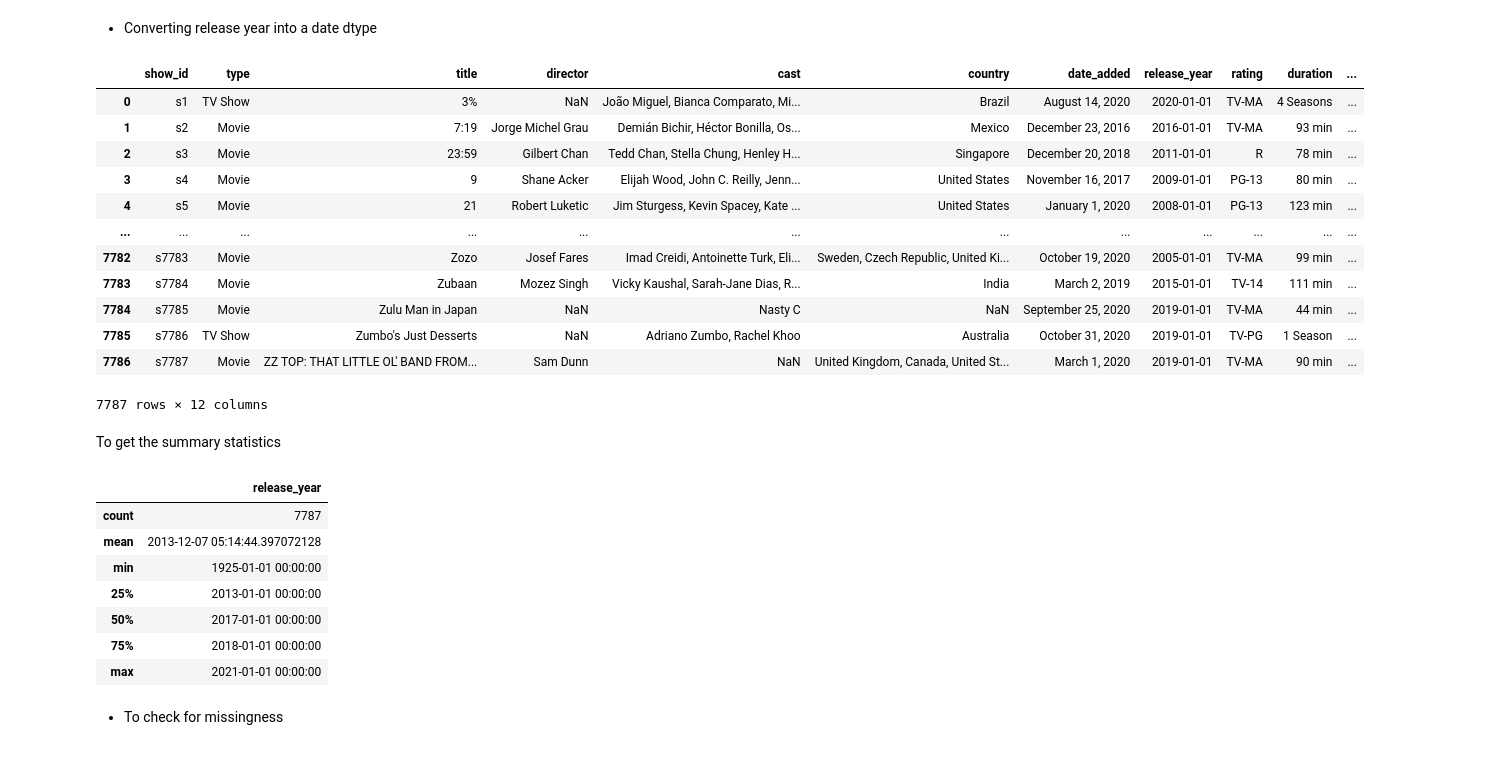
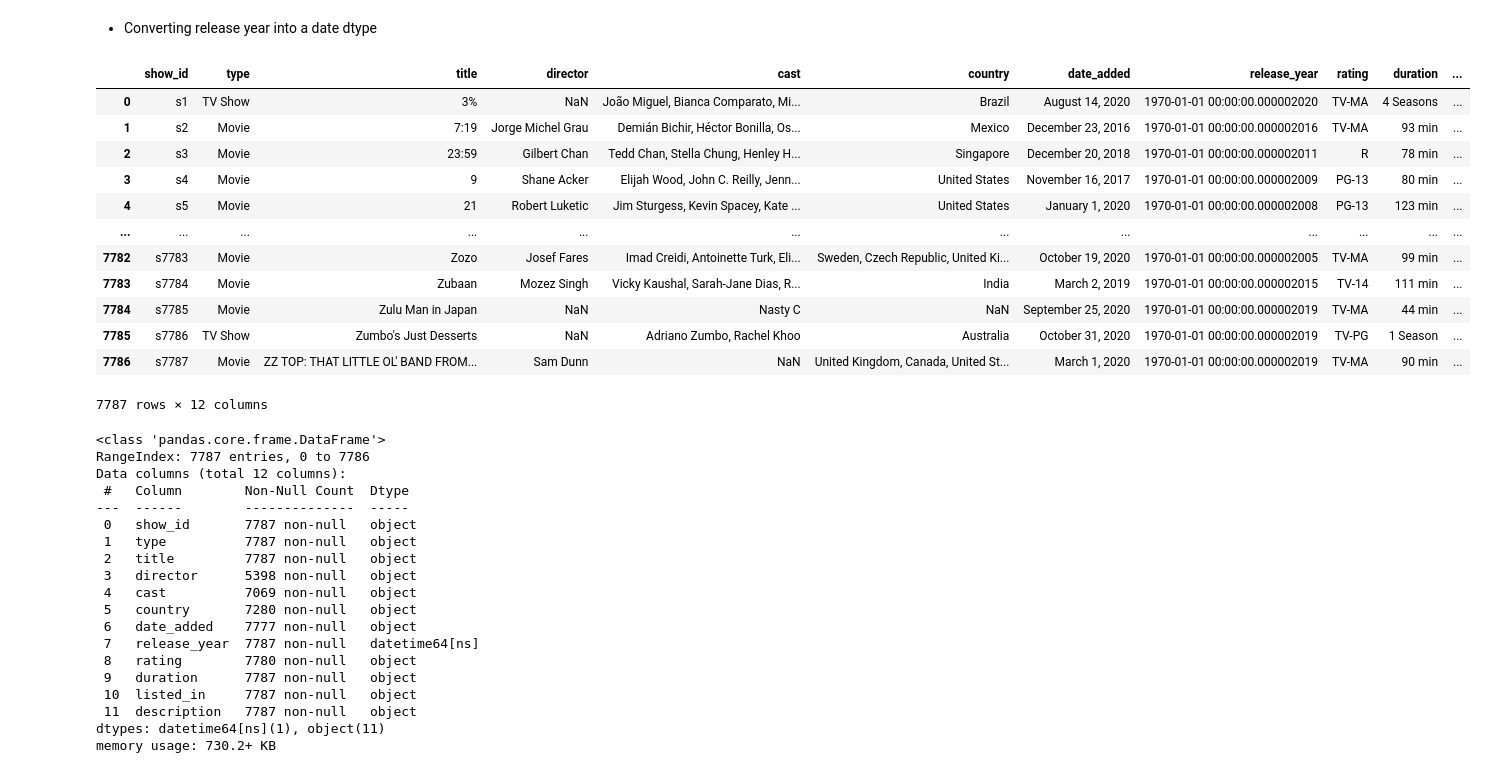
Before and after one commit to JanKosgei/Netflix-Recommendations, a Jupyter notebook: K-Means Netflix.ipynb, the cells around one changed output. Drawn from its saved outputs; the diff is of its cells as text; code cells hidden in the pictures.

```diff
--- a/K-Means Netflix.ipynb
+++ b/K-Means Netflix.ipynb
@@ -45,34 +32,41 @@ dtype: object
 # %% [markdown]
 - Converting release year into a date dtype
 # %%
-Netflix['release_year'] = pd.to_datetime(Netflix['release_year'], format='%Y')
+Netflix['release_year'] = pd.to_datetime(Netflix['release_year'])
 Netflix
 # %% [output]
 |  | show_id | type | title | director | cast | country | date_added | release_year | rating | duration | ... |
-| 0 | s1 | TV Show | 3% | NaN | João Miguel, Bianca Comparato, Mi... | Brazil | August 14, 2020 | 2020-01-01 | TV-MA | 4 Seasons | ... |
-| 1 | s2 | Movie | 7:19 | Jorge Michel Grau | Demián Bichir, Héctor Bonilla, Os... | Mexico | December 23, 2016 | 2016-01-01 | TV-MA | 93 min | ... |
-| 2 | s3 | Movie | 23:59 | Gilbert Chan | Tedd Chan, Stella Chung, Henley H... | Singapore | December 20, 2018 | 2011-01-01 | R | 78 min | ... |
-| 3 | s4 | Movie | 9 | Shane Acker | Elijah Wood, John C. Reilly, Jenn... | United States | November 16, 2017 | 2009-01-01 | PG-13 | 80 min | ... |
-| 4 | s5 | Movie | 21 | Robert Luketic | Jim Sturgess, Kevin Spacey, Kate ... | United States | January 1, 2020 | 2008-01-01 | PG-13 | 123 min | ... |
+| 0 | s1 | TV Show | 3% | NaN | João Miguel, Bianca Comparato, Mi... | Brazil | August 14, 2020 | 1970-01-01 00:00:00.000002020 | TV-MA | 4 Seasons | ... |
+| 1 | s2 | Movie | 7:19 | Jorge Michel Grau | Demián Bichir, Héctor Bonilla, Os... | Mexico | December 23, 2016 | 1970-01-01 00:00:00.000002016 | TV-MA | 93 min | ... |
+| 2 | s3 | Movie | 23:59 | Gilbert Chan | Tedd Chan, Stella Chung, Henley H... | Singapore | December 20, 2018 | 1970-01-01 00:00:00.000002011 | R | 78 min | ... |
+| 3 | s4 | Movie | 9 | Shane Acker | Elijah Wood, John C. Reilly, Jenn... | United States | November 16, 2017 | 1970-01-01 00:00:00.000002009 | PG-13 | 80 min | ... |
+| 4 | s5 | Movie | 21 | Robert Luketic | Jim Sturgess, Kevin Spacey, Kate ... | United States | January 1, 2020 | 1970-01-01 00:00:00.000002008 | PG-13 | 123 min | ... |
 | ... | ... | ... | ... | ... | ... | ... | ... | ... | ... | ... | ... |
-| 7782 | s7783 | Movie | Zozo | Josef Fares | Imad Creidi, Antoinette Turk, Eli... | Sweden, Czech Republic, United Ki... | October 19, 2020 | 2005-01-01 | TV-MA | 99 min | ... |
-| 7783 | s7784 | Movie | Zubaan | Mozez Singh | Vicky Kaushal, Sarah-Jane Dias, R... | India | March 2, 2019 | 2015-01-01 | TV-14 | 111 min | ... |
-| 7784 | s7785 | Movie | Zulu Man in Japan | NaN | Nasty C | NaN | September 25, 2020 | 2019-01-01 | TV-MA | 44 min | ... |
-| 7785 | s7786 | TV Show | Zumbo's Just Desserts | NaN | Adriano Zumbo, Rachel Khoo | Australia | October 31, 2020 | 2019-01-01 | TV-PG | 1 Season | ... |
-| 7786 | s7787 | Movie | ZZ TOP: THAT LITTLE OL' BAND FROM... | Sam Dunn | NaN | United Kingdom, Canada, United St... | March 1, 2020 | 2019-01-01 | TV-MA | 90 min | ... |
+| 7782 | s7783 | Movie | Zozo | Josef Fares | Imad Creidi, Antoinette Turk, Eli... | Sweden, Czech Republic, United Ki... | October 19, 2020 | 1970-01-01 00:00:00.000002005 | TV-MA | 99 min | ... |
+| 7783 | s7784 | Movie | Zubaan | Mozez Singh | Vicky Kaushal, Sarah-Jane Dias, R... | India | March 2, 2019 | 1970-01-01 00:00:00.000002015 | TV-14 | 111 min | ... |
+| 7784 | s7785 | Movie | Zulu Man in Japan | NaN | Nasty C | NaN | September 25, 2020 | 1970-01-01 00:00:00.000002019 | TV-MA | 44 min | ... |
+| 7785 | s7786 | TV Show | Zumbo's Just Desserts | NaN | Adriano Zumbo, Rachel Khoo | Australia | October 31, 2020 | 1970-01-01 00:00:00.000002019 | TV-PG | 1 Season | ... |
+| 7786 | s7787 | Movie | ZZ TOP: THAT LITTLE OL' BAND FROM... | Sam Dunn | NaN | United Kingdom, Canada, United St... | March 1, 2020 | 1970-01-01 00:00:00.000002019 | TV-MA | 90 min | ... |
 7787 rows × 12 columns
-# %% [markdown]
-To get the summary statistics
 # %%
-Netflix.describe()
+Netflix.info()
 # %% [output]
-|  | release_year |
-| count | 7787 |
-| mean | 2013-12-07 05:14:44.397072128 |
-| min | 1925-01-01 00:00:00 |
-| 25% | 2013-01-01 00:00:00 |
-| 50% | 2017-01-01 00:00:00 |
-| 75% | 2018-01-01 00:00:00 |
-| max | 2021-01-01 00:00:00 |
+<class 'pandas.core.frame.DataFrame'>
+RangeIndex: 7787 entries, 0 to 7786
+Data columns (total 12 columns):
+ #   Column        Non-Null Count  Dtype
+---  ------        --------------  -----
+ 0   show_id       7787 non-null   object
+ 1   type          7787 non-null   object
+ 2   title         7787 non-null   object
+ 3   director      5398 non-null   object
+ 4   cast          7069 non-null   object
+ 5   country       7280 non-null   object
+ 6   date_added    7777 non-null   object
+ 7   release_year  7787 non-null   datetime64[ns]
+ 8   rating        7780 non-null   object
+ 9   duration      7787 non-null   object
+ 10  listed_in     7787 non-null   object
+ 11  description   7787 non-null   object
+dtypes: datetime64[ns](1), object(11)
+memory usage: 730.2+ KB
-# %% [markdown]
-- To check for missingness
```
Also changed, not shown: parts of 7 cells of this notebook.
